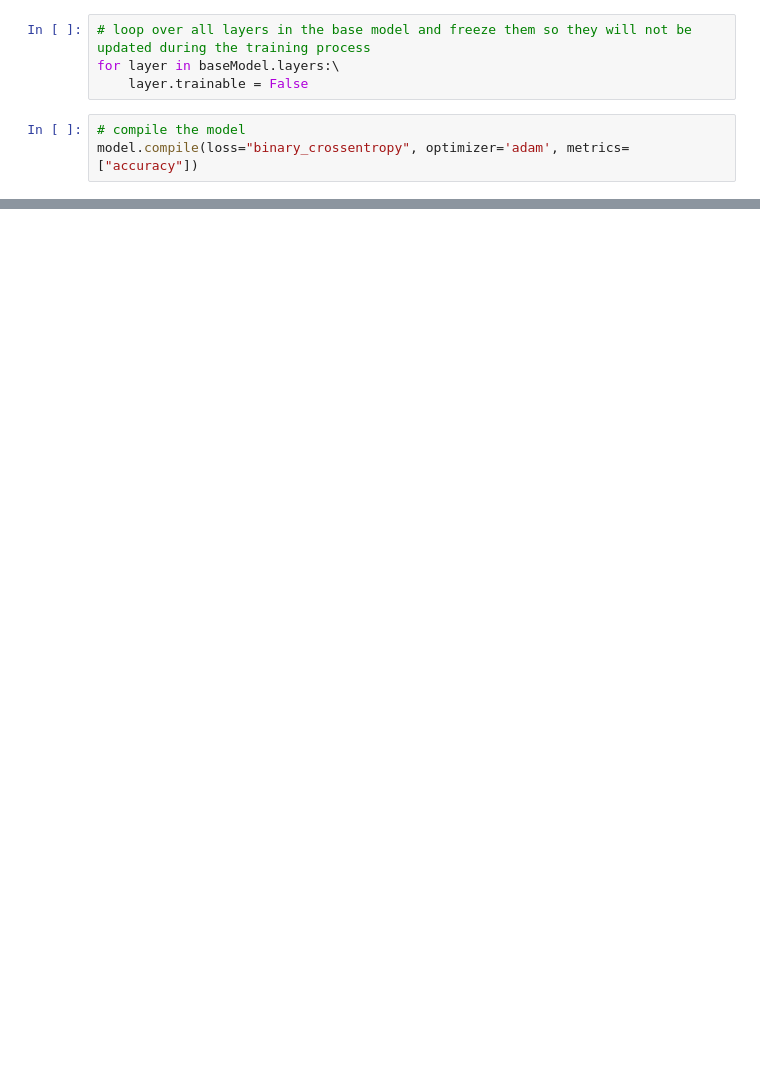
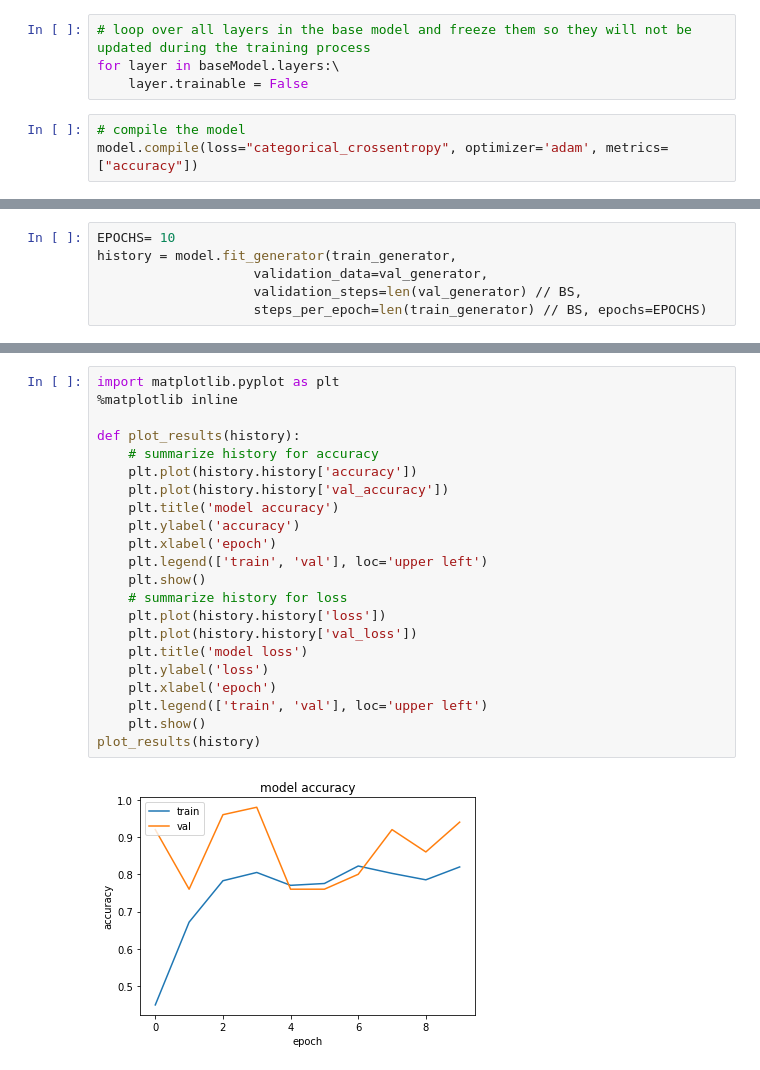
Before and after one commit to rootstrap/waste-classifier, a Jupyter notebook: test_resnet50.ipynb, the cells around one changed output, grey strips where cells are left out. Cells and saved outputs as stored; diff of their text form; blank space fills up the shorter version.

Commit message:
apply resnet50 - train-val-test

```diff
--- a/test_resnet50.ipynb
+++ b/test_resnet50.ipynb
@@ -85,4 +86,4 @@ for layer in baseModel.layers:\
     layer.trainable = False
 # %%
 # compile the model
-model.compile(loss="binary_crossentropy", optimizer='adam', metrics=["accuracy"])
+model.compile(loss="categorical_crossentropy", optimizer='adam', metrics=["accuracy"])
@@ -98,0 +130,6 @@ model.compile(loss="binary_crossentropy", optimizer='adam', metrics=["accuracy"]
+# %%
+EPOCHS= 10
+history = model.fit_generator(train_generator,
+                    validation_data=val_generator,
+                    validation_steps=len(val_generator) // BS,
+                    steps_per_epoch=len(train_generator) // BS, epochs=EPOCHS)
@@ -98,0 +154,24 @@ model.compile(loss="binary_crossentropy", optimizer='adam', metrics=["accuracy"]
+# %%
+import matplotlib.pyplot as plt
+%matplotlib inline
+
+def plot_results(history):
+    # summarize history for accuracy
+    plt.plot(history.history['accuracy'])
+    plt.plot(history.history['val_accuracy'])
+    plt.title('model accuracy')
+    plt.ylabel('accuracy')
+    plt.xlabel('epoch')
+    plt.legend(['train', 'val'], loc='upper left')
+    plt.show()
+    # summarize history for loss
+    plt.plot(history.history['loss'])
+    plt.plot(history.history['val_loss'])
+    plt.title('model loss')
+    plt.ylabel('loss')
+    plt.xlabel('epoch')
+    plt.legend(['train', 'val'], loc='upper left')
+    plt.show()
+plot_results(history)
+# %% [output]
+[figure, added]
```
Also changed, not shown: parts of 21 cells of this notebook, 2 other files.
